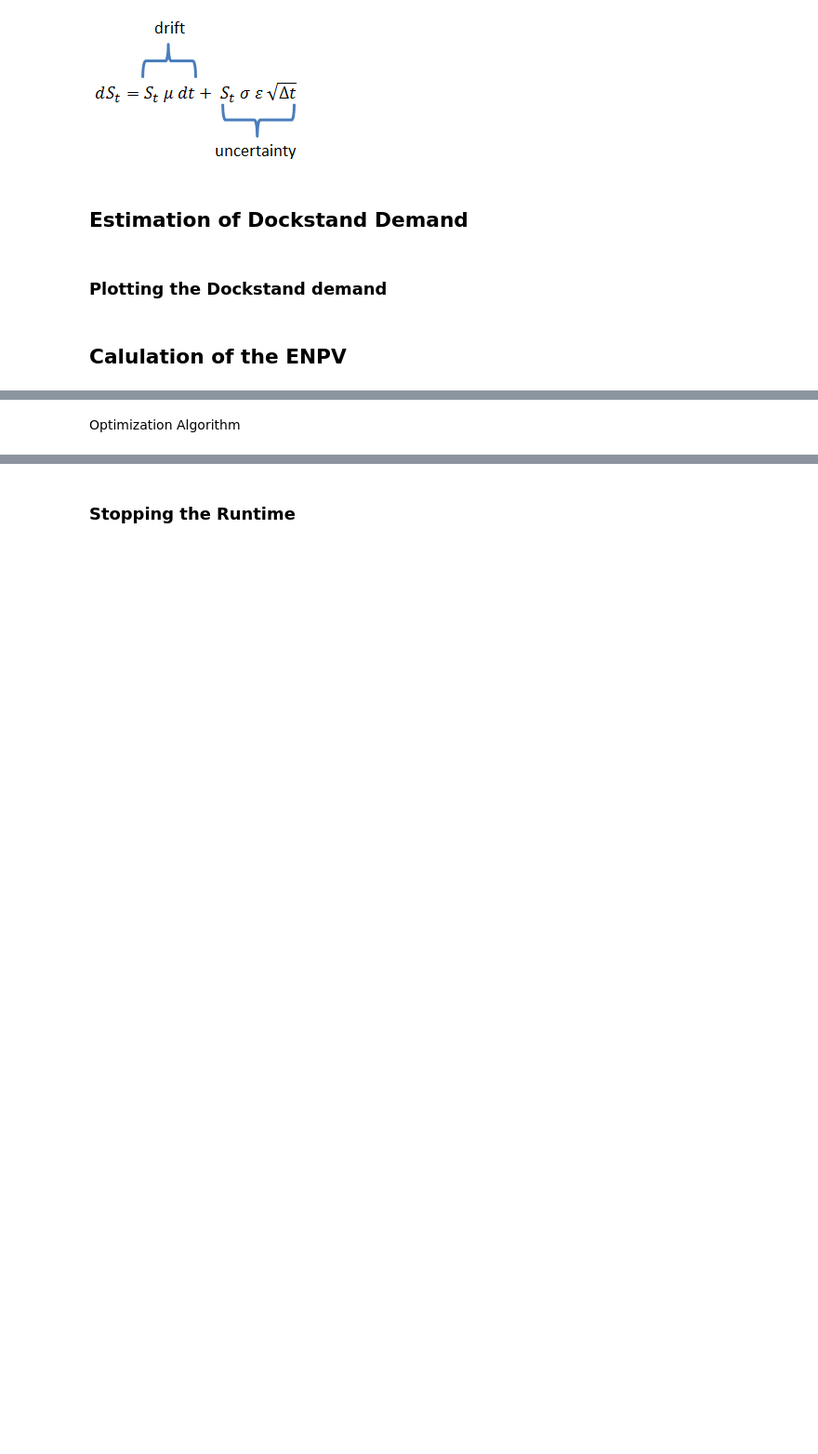
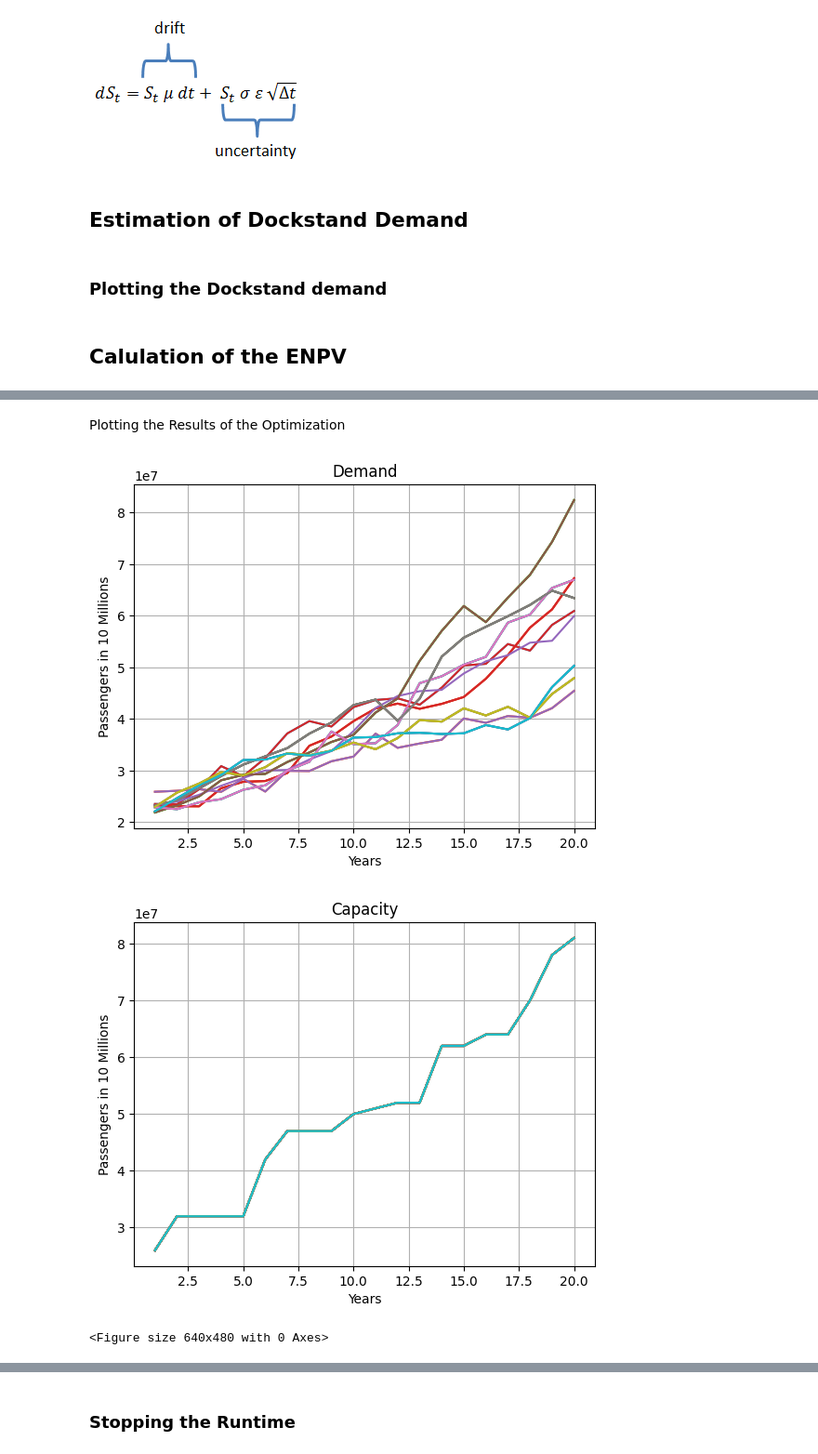
Before and after one commit to Oli767/VT1-Python-Files, a Jupyter notebook: VT2 VS Code/VT2.ipynb, the cells around one changed output, grey strips where cells are left out. Shown at 93% size. Drawn from its saved outputs; the diff is of its cells as text; code cells hidden in the pictures; blank space fills up the shorter version.

```diff
--- a/VT2 VS Code/VT2.ipynb
+++ b/VT2 VS Code/VT2.ipynb
@@ -231 +388,29 @@ ENPV: -2887874921.3803587
+# %% [markdown]
+Plotting the Results of the Optimization
+# %%
+# Calling the Scenario Plotting Function
+fn.Scenario_plot(
+    Demand,  # np.ceil(Demand / 1000000),
+    Param["Fth"],
+    True,
+    "Demand",
+    "Passengers in 10 Millions",
+    30,
+)
+
+New_K = Capacity(Param["K0"], best_ind)
+
+# Calling the Scenario Plotting Function
+fn.Scenario_plot(
+    New_K,
+    Param["Fth"],
+    True,
+    "Capacity",
+    "Passengers in 10 Millions",
+    30,
+)
+# %% [output]
+[figure, added]
+[figure, added]
+<Figure size 640x480 with 0 Axes>
 # %%
@@ -257,2 +442,0 @@ ENPV: -2887874921.3803587
-# %% [markdown]
-Optimization Algorithm
```
Also changed, not shown: parts of 20 cells of this notebook.
